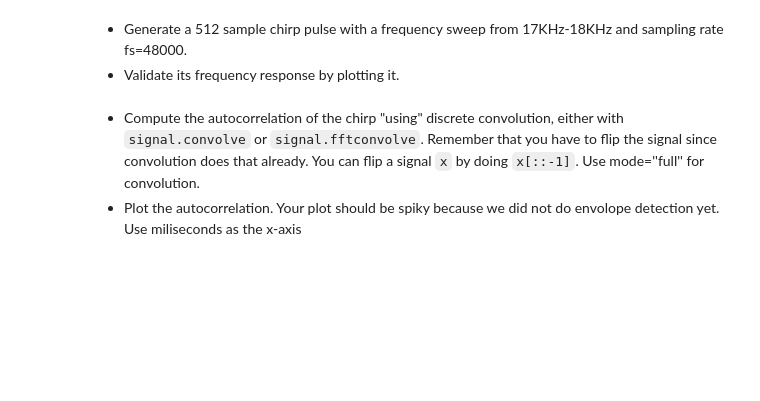
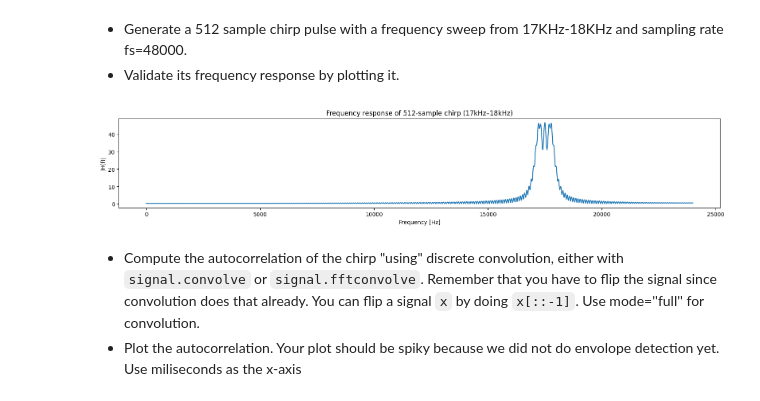
Before and after one commit to mtan0587/Air-Sonar, a Jupyter notebook: TimeDomain-Sonar-New.ipynb, the cells around one changed output. Drawn from its saved outputs; the diff is of its cells as text; code cells hidden in the pictures; blank space fills up the shorter version.

```diff
--- a/TimeDomain-Sonar-New.ipynb
+++ b/TimeDomain-Sonar-New.ipynb
@@ -361,3 +353,27 @@ The chirp has a very nice property that its auto-correlation is very narrow. Sin
+# %%
+## Your beautiful code here:
+Npulse = 512
+f0_p, f1_p = 17000, 18000
+fs = 48000
+
+t_p = np.arange(Npulse) / fs
+k_p = (f1_p - f0_p) / (Npulse / fs)
+phi_p = f0_p * t_p + (k_p / 2) * t_p**2
+s_chirp_pulse = 0.5 * np.sin(2 * np.pi * phi_p)
+
+w_p, H_p = signal.freqz(s_chirp_pulse, worN=8192)
+f_p = w_p * fs / (2 * np.pi)
+
+width, height = figaspect(0.2)
+fig = figure(figsize=(width, height))
+plt.plot(f_p, abs(H_p))
+plt.title('Frequency response of 512-sample chirp (17kHz–18kHz)')
+plt.xlabel('Frequency [Hz]')
+plt.ylabel('|H(f)|')
+plt.tight_layout()
+plt.show()
+# %% [output]
+[figure, added]
 # %% [markdown]
 
 * Compute the autocorrelation of the chirp "using" discrete convolution, either with `signal.convolve` or `signal.fftconvolve`. Remember that you have to flip the signal since convolution does that already. You can flip a signal `x` by doing `x[::-1]`. Use mode=''full'' for convolution.
```
Also changed, not shown: parts of 39 cells of this notebook.
